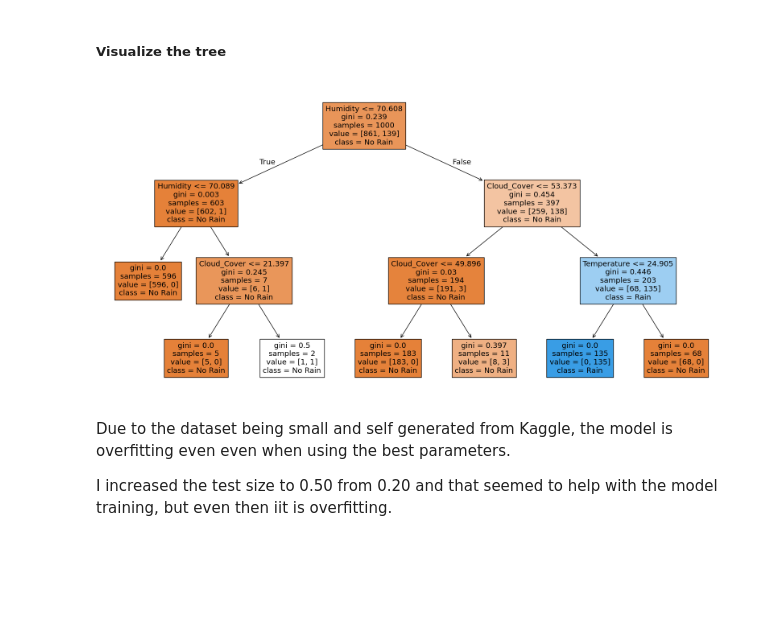
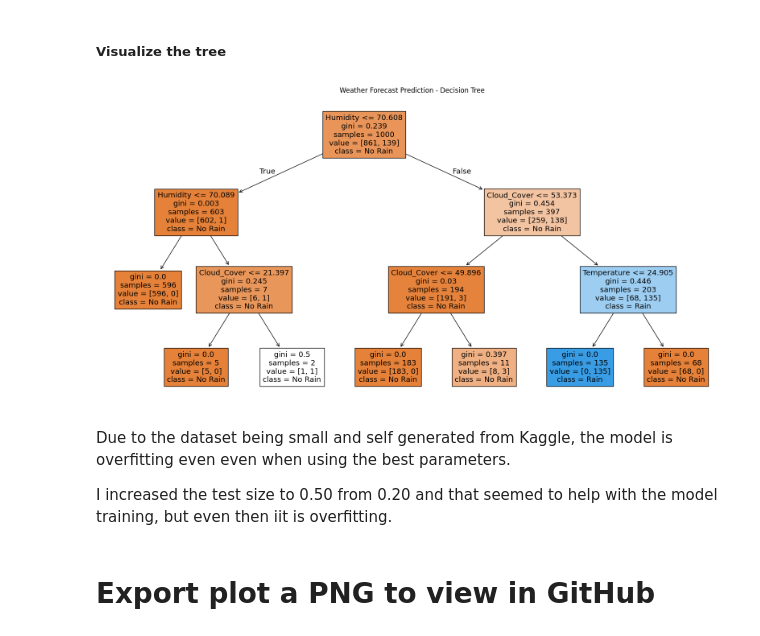
Before and after one commit to jackweyher1/Weather_Forecast_Decision_Tree_Model, a Jupyter notebook: decision_tree_classifier.ipynb, the cells around one changed output. Saved outputs shown, nothing was run; the diff lists cells and outputs as text; code cells hidden in the pictures; blank space fills up the shorter version.

Commit message:
Exported a plot image to be seen in GitHub repo for users

```diff
--- a/decision_tree_classifier.ipynb
+++ b/decision_tree_classifier.ipynb
@@ -144,10 +144,14 @@ weighted avg       0.99      0.99      0.99      1500
 # %%
 plt.figure(figsize=(20,10))
 plot_tree(dt, feature_names=X.columns, class_names=['No Rain', 'Rain'], filled=True)
+plt.title('Weather Forecast Prediction - Decision Tree')
+plt.savefig('decision_tree_model.png', dpi=300, bbox_inches='tight')
 plt.show()
 # %% [output]
-[figure, old version]
+[figure, new version]
 # %% [markdown]
 Due to the dataset being small and self generated from Kaggle, the model is overfitting even even when using the best parameters.
 
 I increased the test size to 0.50 from 0.20 and that seemed to help with the model training, but even then iit is overfitting.
+# %% [markdown]
+# Export plot a PNG to view in GitHub
```
Also changed, not shown: parts of 2 cells of this notebook, 1 other file.
